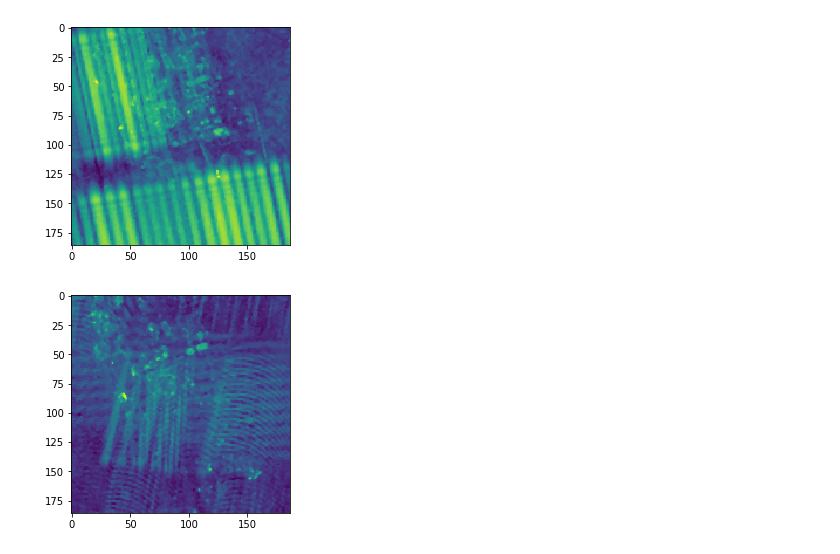
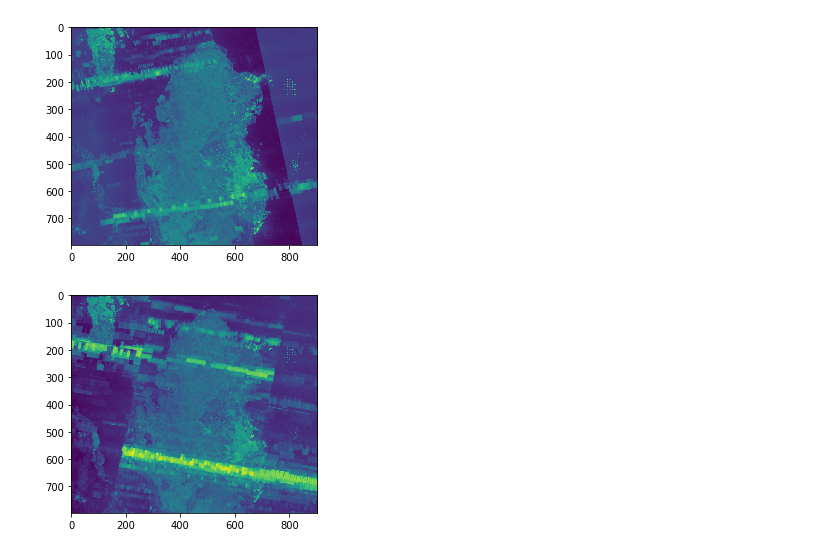
Before and after one commit to rytse/owsf, a Jupyter notebook: process_and_plot.ipynb, the cells around one changed output. Drawn from its saved outputs; the diff is of its cells as text; code cells hidden in the pictures.

```diff
--- a/process_and_plot.ipynb
+++ b/process_and_plot.ipynb
@@ -6,20 +6,20 @@ import cv2
 
 gdal.AllRegister()
 # %%
-vh_ds = gdal.Open('./vh.tif')
-vh_band = vh_ds.GetRasterBand(1)
+ds = gdal.Open('./vhExport.tif')
+
+vh_band = ds.GetRasterBand(1)
 vh = vh_band.ReadAsArray()
 plt.imshow(vh)
 plt.show()
 
-vv_ds = gdal.Open('./vv.tif')
-vv_band = vv_ds.GetRasterBand(1)
+vv_band = ds.GetRasterBand(2)
 vv = vv_band.ReadAsArray()
 plt.imshow(vv)
 plt.show()
 # %% [output]
-[figure, old version]
+[figure, new version]
-[figure, old version]
+[figure, new version]
 # %%
 # Force VH data into something that OpenCV will work with
 # (don't ask why its so big, I didn't write OpenCV)
```
Also changed, not shown: parts of 6 cells of this notebook.
